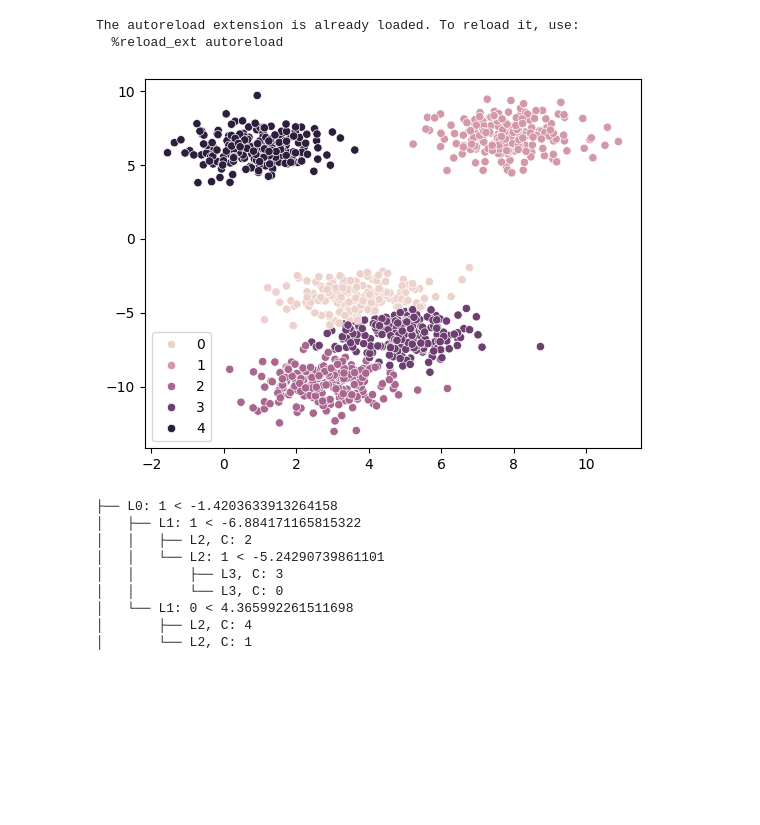
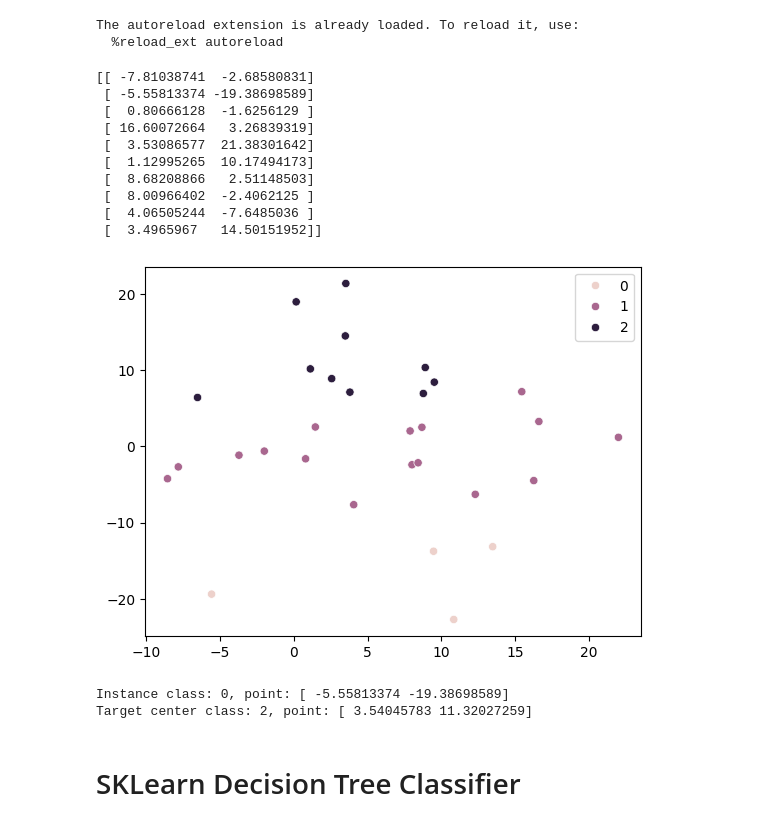
Before and after one commit to jepp3183/Thesis2025, a Jupyter notebook: code/threshold_tree.ipynb, the cells around one changed output. Saved outputs shown, nothing was run; the diff lists cells and outputs as text; code cells hidden in the pictures; blank space fills up the shorter version.

```diff
--- a/code/threshold_tree.ipynb
+++ b/code/threshold_tree.ipynb
@@ -15,35 +18,46 @@ The autoreload extension is already loaded. To reload it, use:
   %reload_ext autoreload
 # %%
 dims = 2
-n = 1000
-k = 5
+n = 30
+k = 3
 
-X, y_ = make_blobs(centers=k, cluster_std=1,n_features=dims, n_samples=n)
+X, y_ = make_blobs(centers=k, cluster_std=8, n_features=dims, n_samples=n)
 model = KMeans(n_clusters=k)
 model.fit(X)
 centers = model.cluster_centers_
 y = model.predict(X)
 # pca = PCA(n_components=2)
 # embed_X = pca.fit_transform(X)
-sns.scatterplot(x=X[:, 0], y=X[:, 1], hue=y)
+sns.scatterplot(x=X[:, 0], y=X[:, 1], hue=y, legend='full')
 
 #initialize with 2 clusters
 # X = np.array([[1, 2], [1, 4], [1, 0],
 #               [10, 2], [10, 4], [10, 0]])
 
-imm_model = imm()
-imm_model.fit(X, y, centers)
+print(X[:10])
 # %% [output]
+[[ -7.81038741  -2.68580831]
+ [ -5.55813374 -19.38698589]
+ [  0.80666128  -1.6256129 ]
+ [ 16.60072664   3.26839319]
+ [  3.53086577  21.38301642]
+ [  1.12995265  10.17494173]
+ [  8.68208866   2.51148503]
+ [  8.00966402  -2.4062125 ]
+ [  4.06505244  -7.6485036 ]
+ [  3.4965967   14.50151952]]
-[figure, old version]
+[figure, new version]
-# %%
-print(imm_model.write_tree())
-# %% [output]
-├── L0: 1 < -1.4203633913264158
-│   ├── L1: 1 < -6.884171165815322
-│   │   ├── L2, C: 2
-│   │   └── L2: 1 < -5.24290739861101
-│   │       ├── L3, C: 3
-│   │       └── L3, C: 0
-│   └── L1: 0 < 4.365992261511698
-│       ├── L2, C: 4
-│       └── L2, C: 1
+# %%
+instance_index = y.argmin()
+instance = X[instance_index]
+target_class = 2
+target_point = centers[target_class, :]
+
+print("")
+print(f"Instance class: {y[instance_index]}, point: {instance}")
+print(f"Target center class: {target_class}, point: {target_point}\n")
+# %% [output]
+Instance class: 0, point: [ -5.55813374 -19.38698589]
+Target center class: 2, point: [ 3.54045783 11.32027259]
+# %% [markdown]
+# SKLearn Decision Tree Classifier
```
Also changed, not shown: parts of 9 cells of this notebook.
